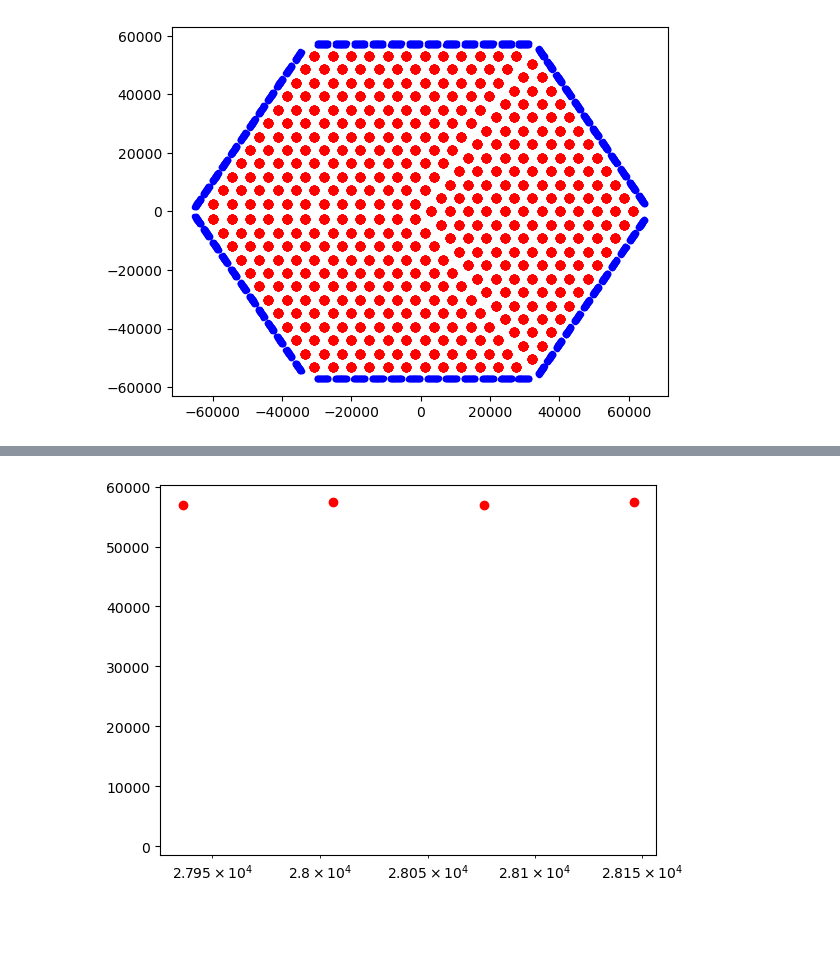
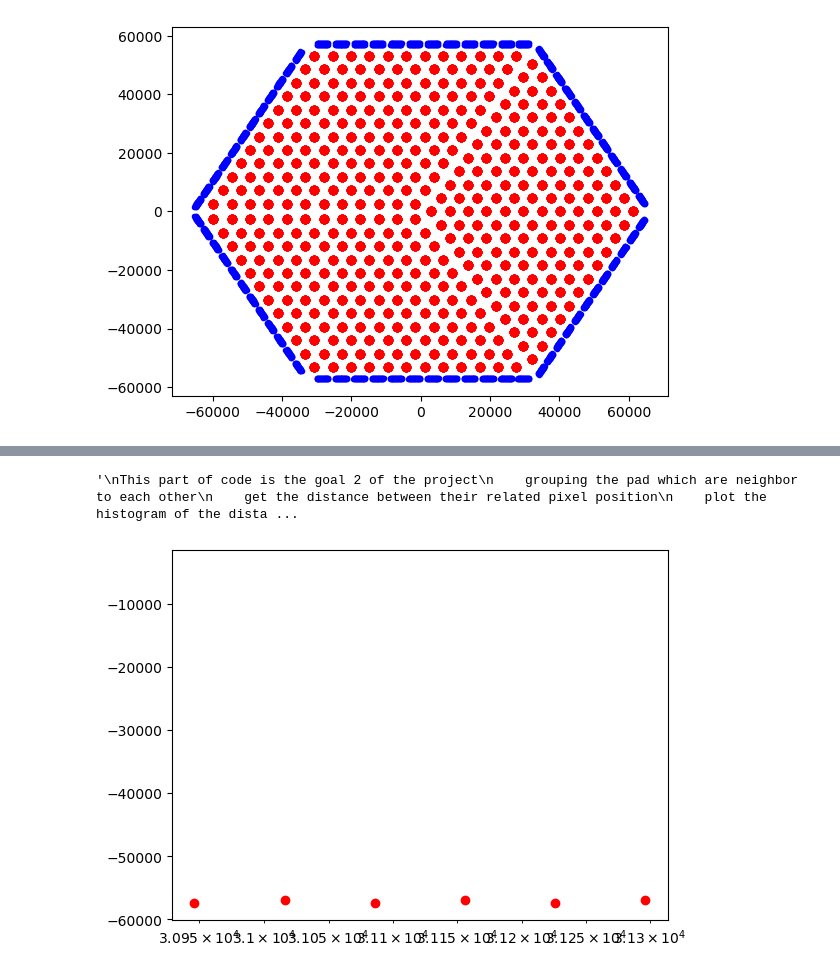
Before and after one commit to ReChen33/QuReseach, a Jupyter notebook: code/wafer/TestWafer.ipynb, the cells around one changed output, grey strips where cells are left out. Drawn from its saved outputs; the diff is of its cells as text; code cells hidden in the pictures; blank space fills up the shorter version.

Commit message:
edit TestWafer data folder to store data

```diff
--- a/code/wafer/TestWafer.ipynb
+++ b/code/wafer/TestWafer.ipynb
@@ -74,24 +264,39 @@ plt.show()
+# %%
+"""
+This part of code is the goal 2 of the project
+    grouping the pad which are neighbor to each other
+    get the distance between their related pixel position
+    plot the histogram of the distance
+"""
+
+#how decide the pad is neighbor to each other
+# if the pad_x_center and pad_y_center are close to each other?
+# %% [output]
+'\nThis part of code is the goal 2 of the project\n    grouping the pad which are neighbor to each other\n    get the distance between their related pixel position\n    plot the histogram of the dista ...
 # %%
 """
 test the goal1 by using the Pixel X center,Pixel Y center = (-1529.978,2650.000) point
     one point show x,y position of the wafer
     plot four wires(?) show the wafer to pad edge
+
+May need use animation to show each wafer to pad edge
+problem is the plot about pad position is not clear
 """
-
 #pick out the test point (-1529.978,2650.000)
 testPoint = [[],[]]
 
 
+
 for i in range(len(data)):
-    if (data['Pixel X center'][i] == -1529.978 and data['Pixel Y center'][i] == 2650.000):
+    if (data['Pixel X center'][i] == pixel_x_center[100]) and (data['Pixel Y center'][i] == pixel_y_center[100]):
         testPoint[0].append([data['Pad X center'][i]])
         testPoint[1].append([data['Pad Y center'][i]])
 
 
 #print(testPoint)
 
 plt.plot(testPoint[0],testPoint[1], 'ro')
 plt.xscale('log') #???
 plt.show()
 # %% [output]
-[figure, old version]
+[figure, new version]
```
Also changed, not shown: parts of 4 cells of this notebook, 22 other files.
